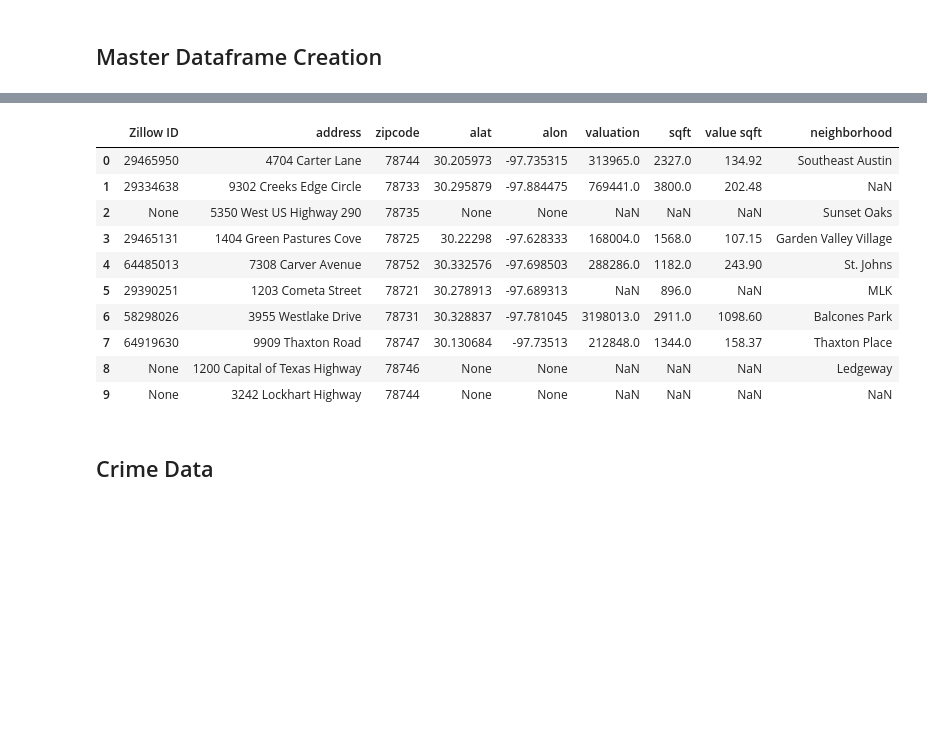
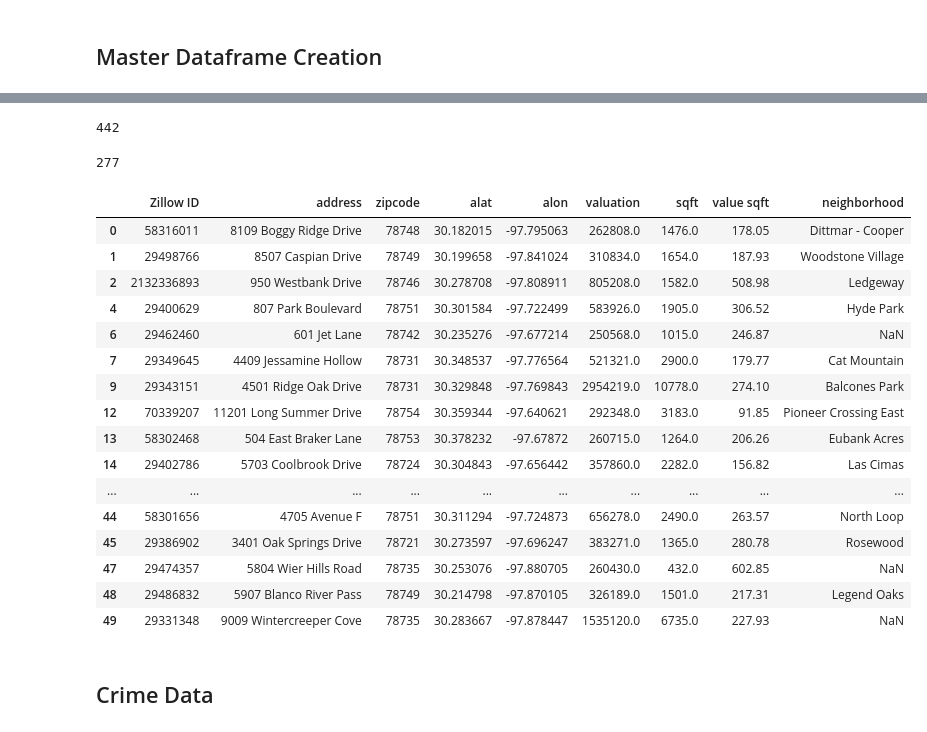
Before and after one commit to vlarie/EPIC_team5, a Jupyter notebook: EPICdata.ipynb, the cells around one changed output, grey strips where cells are left out. Saved outputs shown, nothing was run; the diff lists cells and outputs as text; code cells hidden in the pictures; blank space fills up the shorter version.

Commit message:
Created new .ipynb for analyzing data with read in files, dependencies, and heat mapper; updated EPICdata.ipynb to generate masterData.csv with a larger sample (277)

```diff
--- a/EPICdata.ipynb
+++ b/EPICdata.ipynb
@@ -469,21 +482,36 @@ masterDF = pd.DataFrame({
     "value sqft": valsqft,
     "neighborhood": address_df["neighborhood"],
 })
+len(masterDF)
+# %% [output]
+442
-# %%
-# masterData.csv
-masterDF.head(10)
-# %% [output]
-|  | Zillow ID | address | zipcode | alat | alon | valuation | sqft | value sqft | neighborhood |
-| 0 | 29465950 | 4704 Carter Lane | 78744 | 30.205973 | -97.735315 | 313965.0 | 2327.0 | 134.92 | Southeast Austin |
-| 1 | 29334638 | 9302 Creeks Edge Circle | 78733 | 30.295879 | -97.884475 | 769441.0 | 3800.0 | 202.48 | NaN |
-| 2 | None | 5350 West US Highway 290 | 78735 | None | None | NaN | NaN | NaN | Sunset Oaks |
-| 3 | 29465131 | 1404 Green Pastures Cove | 78725 | 30.22298 | -97.628333 | 168004.0 | 1568.0 | 107.15 | Garden Valley Village |
-| 4 | 64485013 | 7308 Carver Avenue | 78752 | 30.332576 | -97.698503 | 288286.0 | 1182.0 | 243.90 | St. Johns |
-| 5 | 29390251 | 1203 Cometa Street | 78721 | 30.278913 | -97.689313 | NaN | 896.0 | NaN | MLK |
-| 6 | 58298026 | 3955 Westlake Drive | 78731 | 30.328837 | -97.781045 | 3198013.0 | 2911.0 | 1098.60 | Balcones Park |
-| 7 | 64919630 | 9909 Thaxton Road | 78747 | 30.130684 | -97.73513 | 212848.0 | 1344.0 | 158.37 | Thaxton Place |
-| 8 | None | 1200 Capital of Texas Highway | 78746 | None | None | NaN | NaN | NaN | Ledgeway |
-| 9 | None | 3242 Lockhart Highway | 78744 | None | None | NaN | NaN | NaN | NaN |
+# %%
+masterDFclean = masterDF.dropna(how="any", subset=["Zillow ID"])
+len(masterDFclean)
+# %% [output]
+277
+# %%
+# masterDF to csv
+masterDFclean.to_csv(masterData_csv, index=False, header=True)
+masterDFclean.head(30)
+# %% [output]
+|  | Zillow ID | address | zipcode | alat | alon | valuation | sqft | value sqft | neighborhood |
+| 0 | 58316011 | 8109 Boggy Ridge Drive | 78748 | 30.182015 | -97.795063 | 262808.0 | 1476.0 | 178.05 | Dittmar - Cooper |
+| 1 | 29498766 | 8507 Caspian Drive | 78749 | 30.199658 | -97.841024 | 310834.0 | 1654.0 | 187.93 | Woodstone Village |
+| 2 | 2132336893 | 950 Westbank Drive | 78746 | 30.278708 | -97.808911 | 805208.0 | 1582.0 | 508.98 | Ledgeway |
+| 4 | 29400629 | 807 Park Boulevard | 78751 | 30.301584 | -97.722499 | 583926.0 | 1905.0 | 306.52 | Hyde Park |
+| 6 | 29462460 | 601 Jet Lane | 78742 | 30.235276 | -97.677214 | 250568.0 | 1015.0 | 246.87 | NaN |
+| 7 | 29349645 | 4409 Jessamine Hollow | 78731 | 30.348537 | -97.776564 | 521321.0 | 2900.0 | 179.77 | Cat Mountain |
+| 9 | 29343151 | 4501 Ridge Oak Drive | 78731 | 30.329848 | -97.769843 | 2954219.0 | 10778.0 | 274.10 | Balcones Park |
+| 12 | 70339207 | 11201 Long Summer Drive | 78754 | 30.359344 | -97.640621 | 292348.0 | 3183.0 | 91.85 | Pioneer Crossing East |
+| 13 | 58302468 | 504 East Braker Lane | 78753 | 30.378232 | -97.67872 | 260715.0 | 1264.0 | 206.26 | Eubank Acres |
+| 14 | 29402786 | 5703 Coolbrook Drive | 78724 | 30.304843 | -97.656442 | 357860.0 | 2282.0 | 156.82 | Las Cimas |
+| ... | ... | ... | ... | ... | ... | ... | ... | ... | ... |
+| 44 | 58301656 | 4705 Avenue F | 78751 | 30.311294 | -97.724873 | 656278.0 | 2490.0 | 263.57 | North Loop |
+| 45 | 29386902 | 3401 Oak Springs Drive | 78721 | 30.273597 | -97.696247 | 383271.0 | 1365.0 | 280.78 | Rosewood |
+| 47 | 29474357 | 5804 Wier Hills Road | 78735 | 30.253076 | -97.880705 | 260430.0 | 432.0 | 602.85 | NaN |
+| 48 | 29486832 | 5907 Blanco River Pass | 78749 | 30.214798 | -97.870105 | 326189.0 | 1501.0 | 217.31 | Legend Oaks |
+| 49 | 29331348 | 9009 Wintercreeper Cove | 78735 | 30.283667 | -97.878447 | 1535120.0 | 6735.0 | 227.93 | NaN |
 # %% [markdown]
 ## Crime Data
 # %%
```
Also changed, not shown: parts of 5 cells of this notebook, 3 other files.
